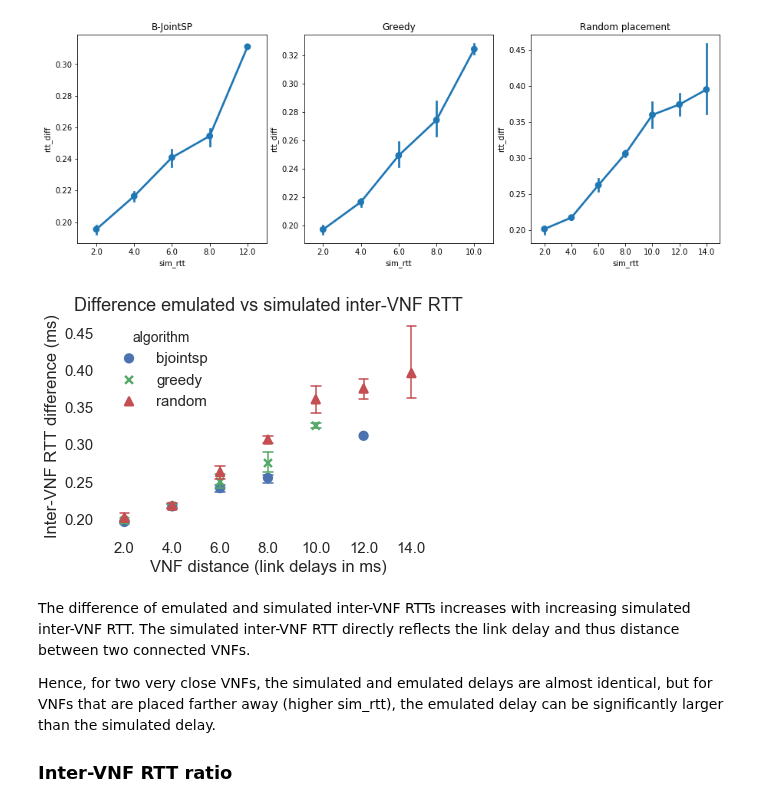
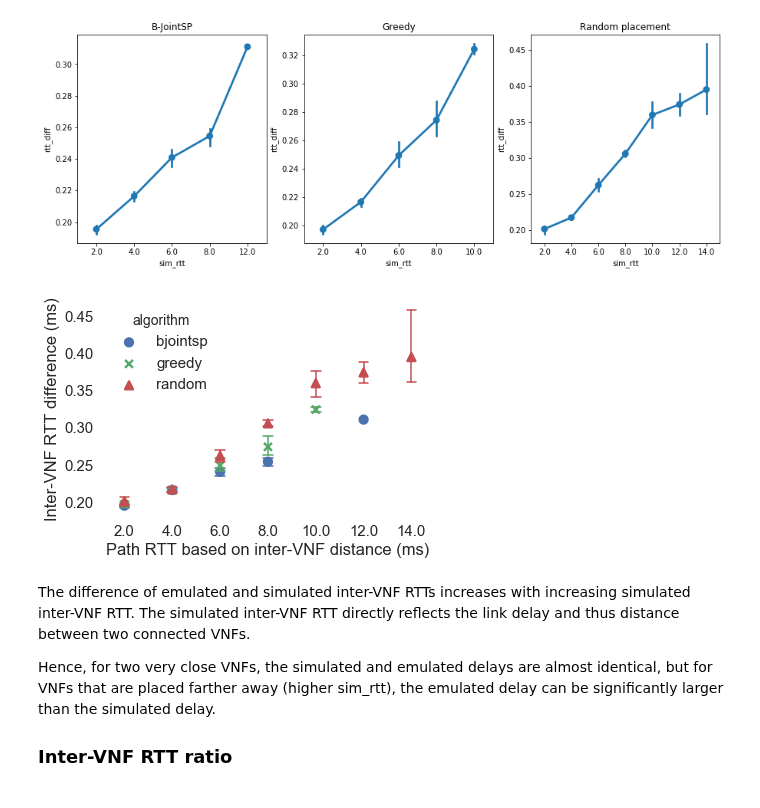
Before and after one commit to CN-UPB/placement-emulation, a Jupyter notebook: eval/eval_abilene.ipynb, the cells around one changed output. Cells and saved outputs as stored; diff of their text form; code cells hidden in the pictures.

```diff
--- a/eval/eval_abilene.ipynb
+++ b/eval/eval_abilene.ipynb
@@ -140,17 +142,17 @@ Text(0.5,1,'Random placement')
 # %%
 # tuned figure for paper
 fig, ax = plt.subplots()
 sns.set(font_scale=1.5)
-black_palette = sns.color_palette(['black', 'black', 'black'])
+#black_palette = sns.color_palette(['black', 'black', 'black'])
 sns.pointplot(x='sim_rtt', y='rtt_diff', data=vnf_df, ax=ax,
               hue='algorithm', join=False, markers=['o', 'x', '^'], errwidth=1.5, capsize=0.2)
-ax.set_title('Difference emulated vs simulated inter-VNF RTT')
-ax.set_xlabel('VNF distance (link delays in ms)')
+#ax.set_title('Difference emulated vs simulated inter-VNF RTT')
+ax.set_xlabel('Path RTT based on inter-VNF distance (ms)')
 ax.set_ylabel('Inter-VNF RTT difference (ms)')
 ax.set_facecolor('white')
 fig.savefig('plots/abilene_vnf_rtt_diff_sim_rtt.pdf', bbox_inches='tight')
 # %% [output]
-[figure, old version]
+[figure, new version]
 # %% [markdown]
 The difference of emulated and simulated inter-VNF RTTs increases with increasing simulated inter-VNF RTT. The simulated inter-VNF RTT directly reflects the link delay and thus distance between two connected VNFs.
 
```
Also changed, not shown: parts of 6 cells of this notebook, 3 other files.
